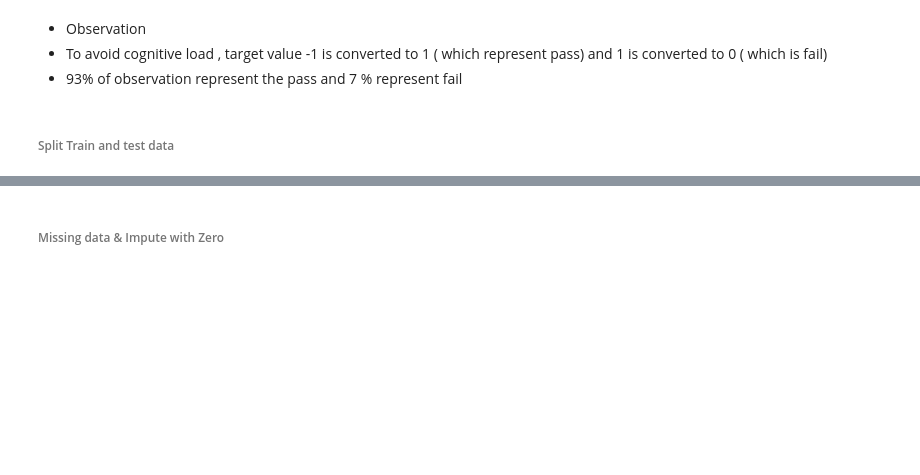
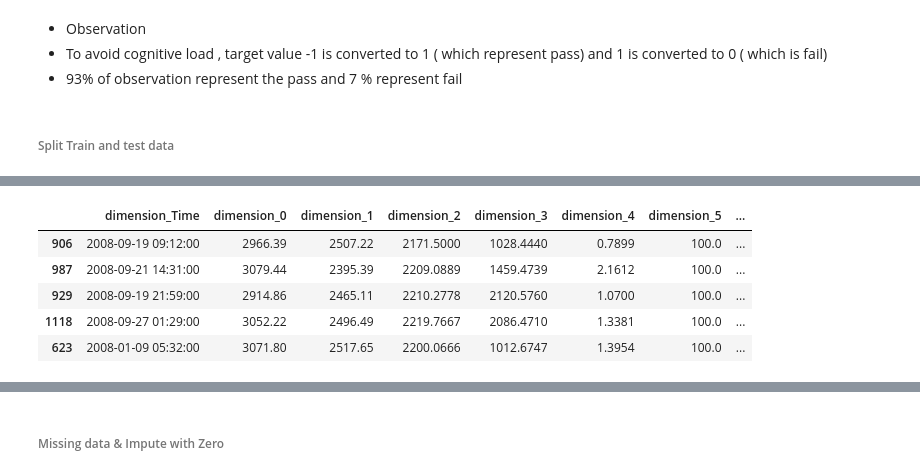
Before and after one commit to baalasangar/MLAI, a Jupyter notebook: 07_FeatureEngineering/Assignment/FeatureEngineering.ipynb, the cells around one changed output, grey strips where cells are left out. Drawn from its saved outputs; the diff is of its cells as text; code cells hidden in the pictures; blank space fills up the shorter version.

```diff
--- a/07_FeatureEngineering/Assignment/FeatureEngineering.ipynb
+++ b/07_FeatureEngineering/Assignment/FeatureEngineering.ipynb
@@ -108,0 +131,11 @@ train_data_X,test_data_X,train_data_y,test_data_y = train_test_split(X,y,test_si
+# %%
+test_data = pd.DataFrame(test_data_X,columns=data_analysis.columns)
+test_data["Target"] = test_data_y
+test_data.head()
+# %% [output]
+|  | dimension_Time | dimension_0 | dimension_1 | dimension_2 | dimension_3 | dimension_4 | dimension_5 | ... |
+| 906 | 2008-09-19 09:12:00 | 2966.39 | 2507.22 | 2171.5000 | 1028.4440 | 0.7899 | 100.0 | ... |
+| 987 | 2008-09-21 14:31:00 | 3079.44 | 2395.39 | 2209.0889 | 1459.4739 | 2.1612 | 100.0 | ... |
+| 929 | 2008-09-19 21:59:00 | 2914.86 | 2465.11 | 2210.2778 | 2120.5760 | 1.0700 | 100.0 | ... |
+| 1118 | 2008-09-27 01:29:00 | 3052.22 | 2496.49 | 2219.7667 | 2086.4710 | 1.3381 | 100.0 | ... |
+| 623 | 2008-01-09 05:32:00 | 3071.80 | 2517.65 | 2200.0666 | 1012.6747 | 1.3954 | 100.0 | ... |
```
Also changed, not shown: parts of 8 cells of this notebook.
